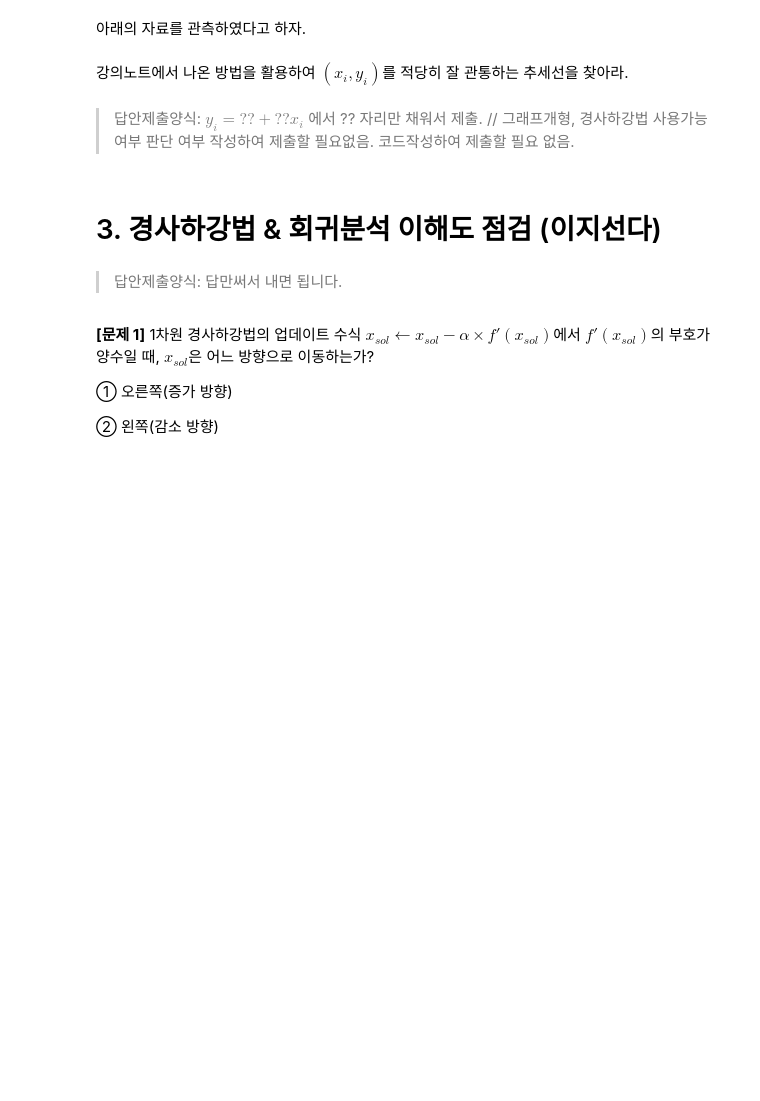
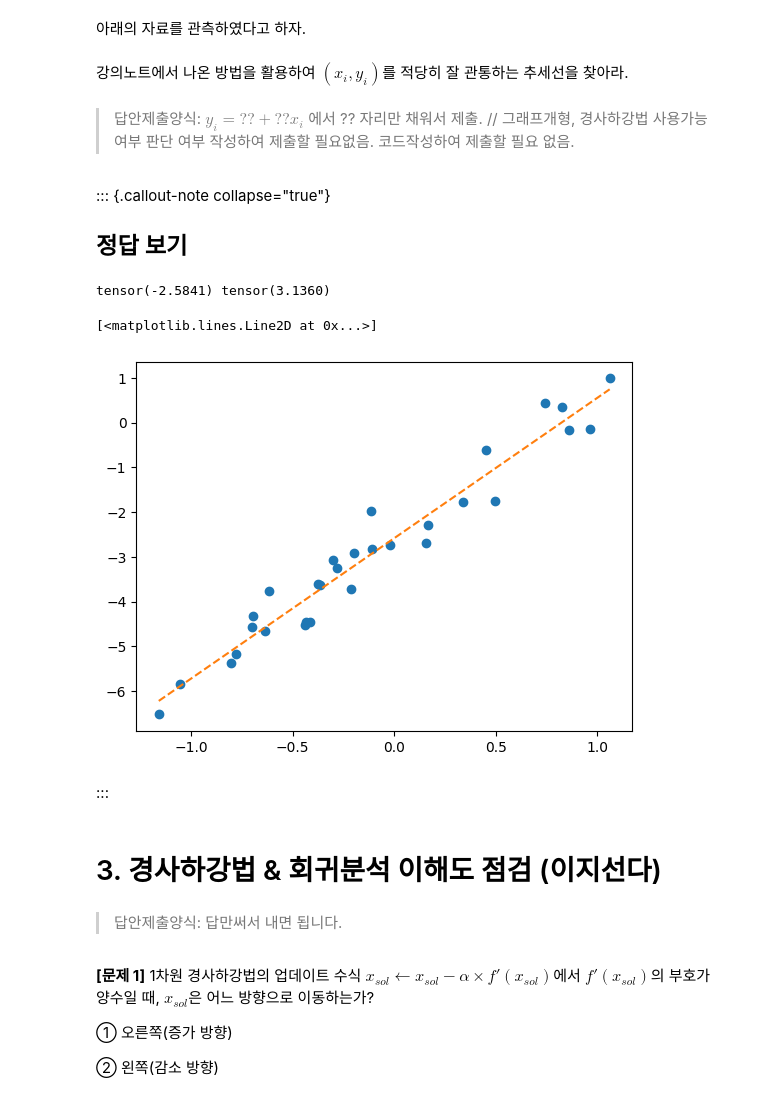
Before and after one commit to guebin/DL2026, a Jupyter notebook: posts/Quiz6.ipynb, the cells around one changed output. Drawn from its saved outputs; the diff is of its cells as text; code cells hidden in the pictures; blank space fills up the shorter version.

```diff
--- a/posts/Quiz6.ipynb
+++ b/posts/Quiz6.ipynb
@@ -51,6 +84,31 @@ y = torch.tensor([
 강의노트에서 나온 방법을 활용하여 $(x_i,y_i)$를 적당히 잘 관통하는 추세선을 찾아라.
 # %% [markdown]
 > 답안제출양식: $y_i = ?? + ?? x_i$ 에서 ?? 자리만 채워서 제출. // 그래프개형, 경사하강법 사용가능여부 판단 여부 작성하여 제출할 필요없음. 코드작성하여 제출할 필요 없음.
+# %% [markdown]
+::: {.callout-note collapse="true"}
+## 정답 보기
+# %%
+b0=0
+b1=0
+alpha= 0.001
+def l(b0,b1):
+    return torch.sum((y-(b0+b1*x))**2)
+for dummy in range(1000):
+    b0_grad = (l(b0+0.0001,b1) - l(b0,b1))/0.0001
+    b1_grad = (l(b0,b1+0.0001) - l(b0,b1))/0.0001
+    b0 = b0 - alpha * b0_grad
+    b1 = b1 - alpha * b1_grad
+print(b0,b1)
+# %% [output]
+tensor(-2.5841) tensor(3.1360)
+# %%
+plt.plot(x,y,'o')
+plt.plot(x,-2.5841 + 3.1360*x,'--')
+# %% [output]
+[<matplotlib.lines.Line2D at 0x...>]
+[figure, added]
+# %% [markdown]
+:::
 # %% [markdown]
 # 3. 경사하강법 & 회귀분석 이해도 점검 (이지선다)
 # %% [markdown]
```
Also changed, not shown: parts of 6 cells of this notebook, 4 other files.
